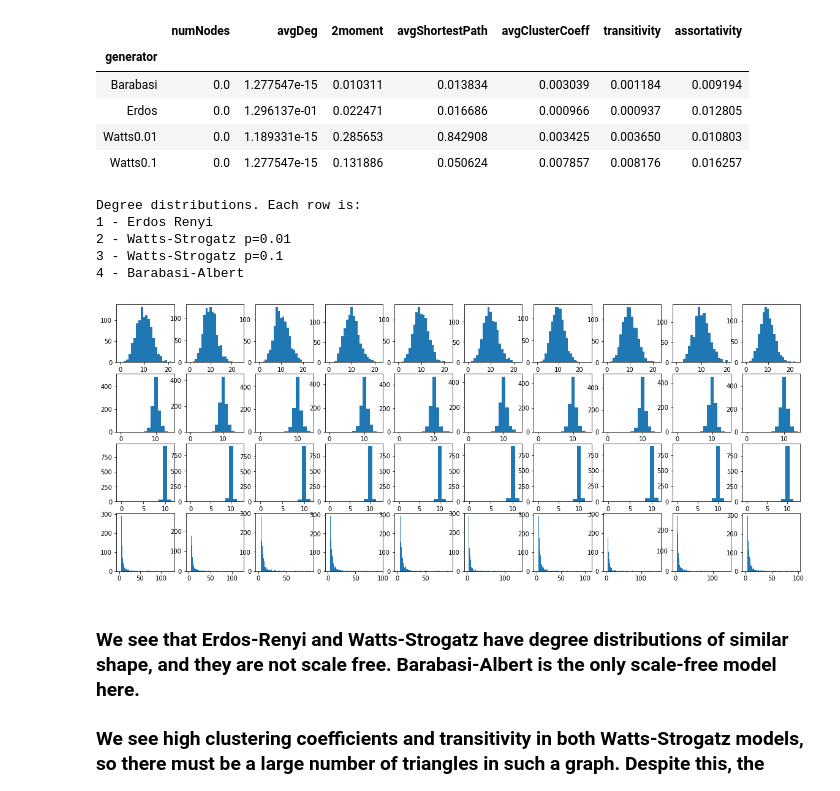
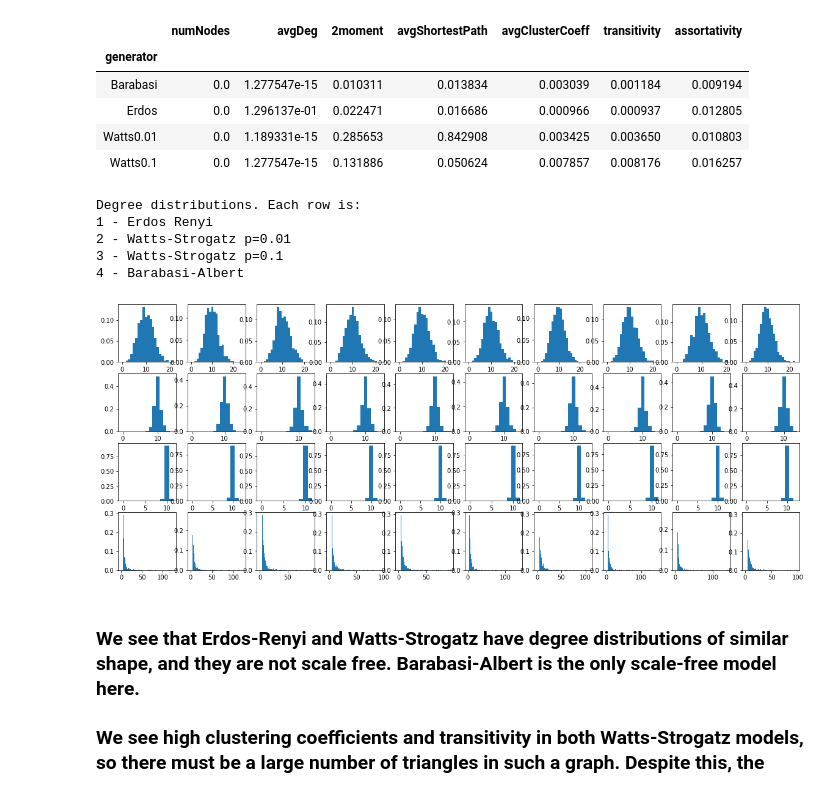
Before and after one commit to matheushjs/sandbox, a Jupyter notebook: complex_nets/lista3.ipynb, the cells around one changed output. Saved outputs shown, nothing was run; the diff lists cells and outputs as text; code cells hidden in the pictures.

```diff
--- a/complex_nets/lista3.ipynb
+++ b/complex_nets/lista3.ipynb
@@ -14,7 +14,7 @@ getKeys = lambda x: list(dict(x).keys())
 
 meanK = 10
 
-G1 = nx.generators.erdos_renyi_graph(1000, meanK / 1000)
+G1 = nx.generators.erdos_renyi_graph(1000, meanK / 999)
 G2 = nx.generators.watts_strogatz_graph(1000, 10, 0.1)
 G3 = nx.generators.watts_strogatz_graph(1000, 10, 0.01)
 G4 = nx.generators.barabasi_albert_graph(1000, 5)
@@ -56,7 +56,7 @@ def addResult(G, generator):
 
 for i in range(30):
     print(i, end=" ")
-    G1 = nx.generators.erdos_renyi_graph(1000, meanK / 1000, seed=72+i)
+    G1 = nx.generators.erdos_renyi_graph(1000, meanK / 999, seed=72+i)
     G2 = nx.generators.watts_strogatz_graph(1000, 10, 0.1, seed=72+i)
     G3 = nx.generators.watts_strogatz_graph(1000, 10, 0.01, seed=72+i)
     G4 = nx.generators.barabasi_albert_graph(1000, 5, seed=72+i)
@@ -113,38 +113,38 @@ std
 fig, ax = plt.subplots(nrows=4, ncols=10, figsize=(20, 8))
 
 print("""Degree distributions. Each row is:
 1 - Erdos Renyi
 2 - Watts-Strogatz p=0.01
 3 - Watts-Strogatz p=0.1
 4 - Barabasi-Albert
 """)
 
 for i in range(10):
     G = nx.generators.erdos_renyi_graph(1000, meanK / 1000, seed=72+i)
     degs = getVals(G.degree)
-    ax[0, i].hist(degs, bins=np.arange(-1, max(degs)+1) + 0.5)
+    ax[0, i].hist(degs, bins=np.arange(-1, max(degs)+1) + 0.5, density=True)
 
 for i in range(10):
     G = nx.generators.watts_strogatz_graph(1000, 10, 0.1, seed=72+i)
     degs = getVals(G.degree)
-    ax[1, i].hist(degs, bins=np.arange(-1, max(degs)+1) + 0.5)
+    ax[1, i].hist(degs, bins=np.arange(-1, max(degs)+1) + 0.5, density=True)
 
 for i in range(10):
     G = nx.generators.watts_strogatz_graph(1000, 10, 0.01, seed=72+i)
     degs = getVals(G.degree)
-    ax[2, i].hist(degs, bins=np.arange(-1, max(degs)+1) + 0.5)
+    ax[2, i].hist(degs, bins=np.arange(-1, max(degs)+1) + 0.5, density=True)
 
 for i in range(10):
     G = nx.generators.barabasi_albert_graph(1000, 5, seed=72+i)
     degs = getVals(G.degree)
-    ax[3, i].hist(degs, bins=np.arange(-1, max(degs)+1) + 0.5)
+    ax[3, i].hist(degs, bins=np.arange(-1, max(degs)+1) + 0.5, density=True)
 # %% [output]
 Degree distributions. Each row is:
 1 - Erdos Renyi
 2 - Watts-Strogatz p=0.01
 3 - Watts-Strogatz p=0.1
 4 - Barabasi-Albert
-[figure, old version]
+[figure, new version]
 # %% [markdown]
 ### We see that Erdos-Renyi and Watts-Strogatz have degree distributions of similar shape, and they are not scale free. Barabasi-Albert is the only scale-free model here.
 
```
Also changed, not shown: parts of 6 cells of this notebook.
